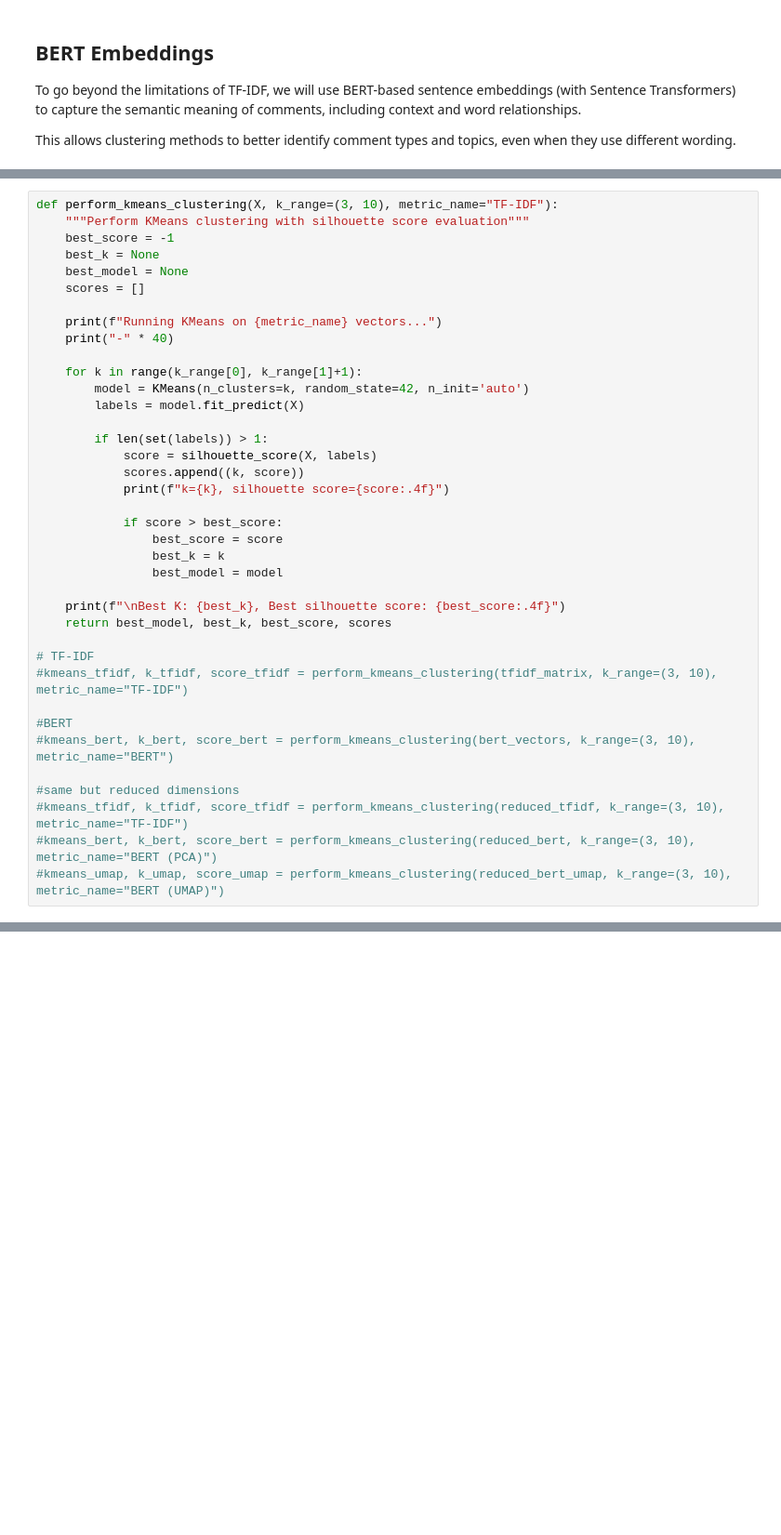
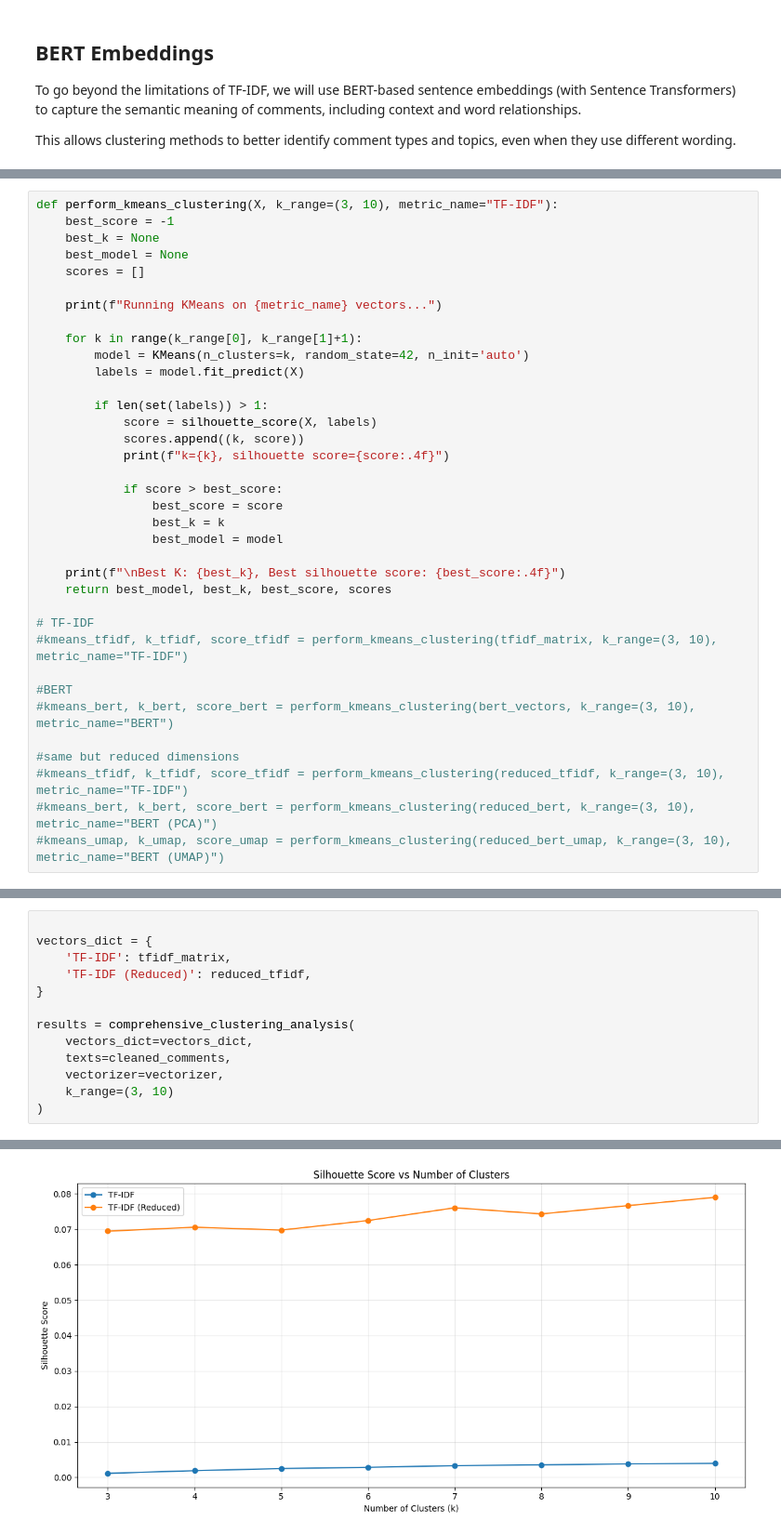
Before and after one commit to ArthurCourselle/FTML-Project, a Jupyter notebook: exercice7.ipynb, the cells around one changed output, grey strips where cells are left out. Shown at 93% size. Cells and saved outputs as stored; diff of their text form; blank space fills up the shorter version.

```diff
--- a/exercice7.ipynb
+++ b/exercice7.ipynb
@@ -338,13 +355,11 @@ We use the **Silhouette Score** to evaluate clustering quality. This score range
 # %%
 def perform_kmeans_clustering(X, k_range=(3, 10), metric_name="TF-IDF"):
-    """Perform KMeans clustering with silhouette score evaluation"""
     best_score = -1
     best_k = None
     best_model = None
     scores = []
 
     print(f"Running KMeans on {metric_name} vectors...")
-    print("-" * 40)
 
     for k in range(k_range[0], k_range[1]+1):
         model = KMeans(n_clusters=k, random_state=42, n_init='auto')
@@ -564,0 +508,14 @@ Top words:
+# %%
+
+vectors_dict = {
+    'TF-IDF': tfidf_matrix,
+    'TF-IDF (Reduced)': reduced_tfidf,
+}
+
+results = comprehensive_clustering_analysis(
+    vectors_dict=vectors_dict,
+    texts=cleaned_comments,
+    vectorizer=vectorizer,
+    k_range=(3, 10)
+)
+# %% [output]
@@ -564,0 +539 @@ Top words:
+[figure, added]
```
Also changed, not shown: parts of 16 cells of this notebook, 1 other file.
